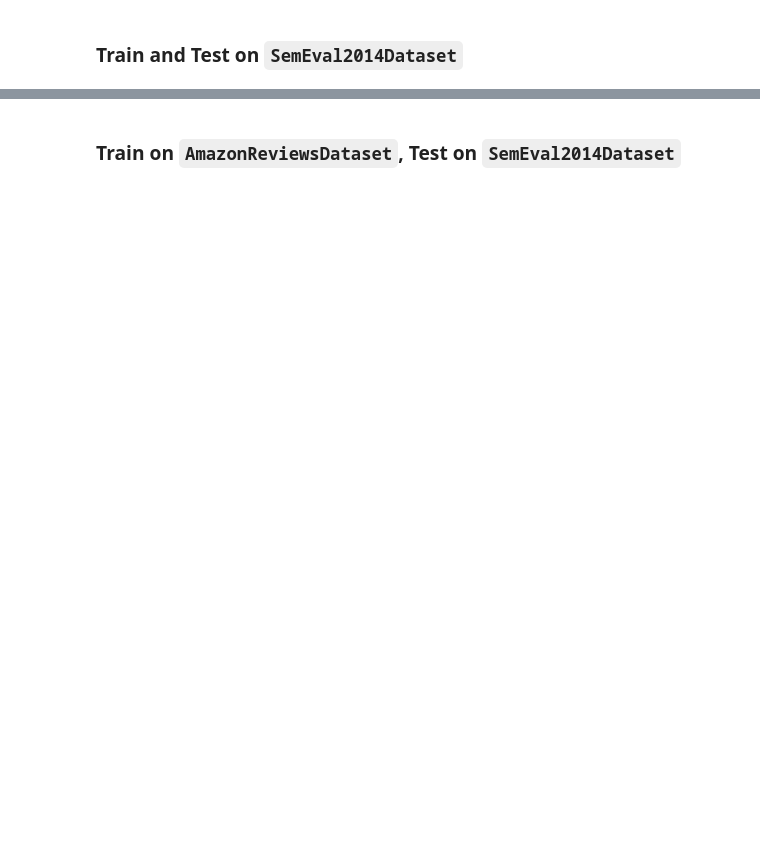
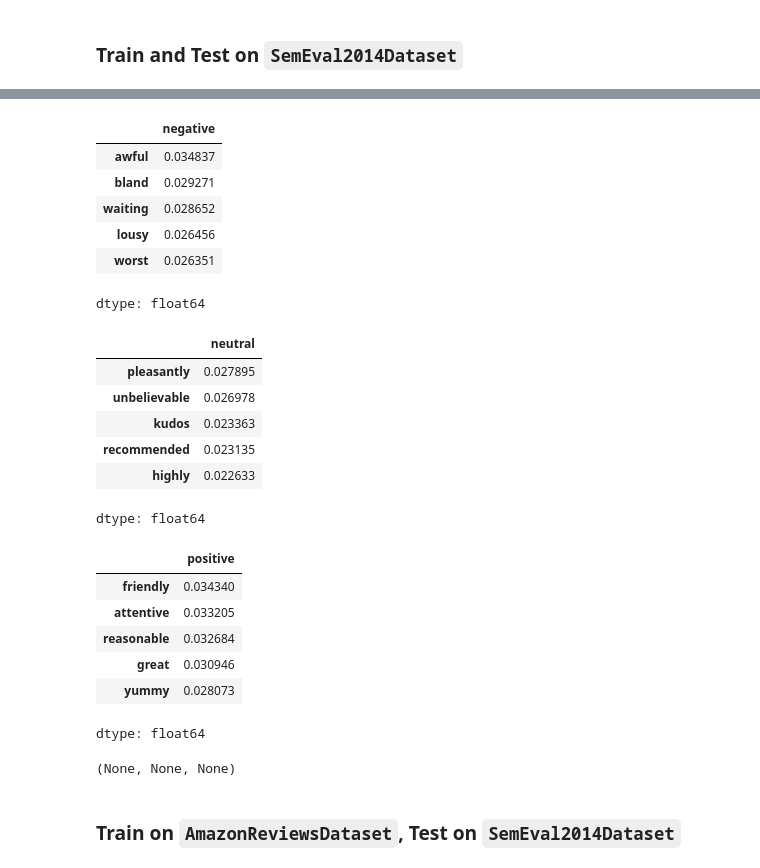
Before and after one commit to tabaraei/aspect-based-sentiment-analysis, a Jupyter notebook: ABSA.ipynb, the cells around one changed output, grey strips where cells are left out. Drawn from its saved outputs; the diff is of its cells as text; code cells hidden in the pictures; blank space fills up the shorter version.

```diff
--- a/ABSA.ipynb
+++ b/ABSA.ipynb
@@ -219,7 +296,7 @@ weighted avg       0.84      0.81      0.82    113691
 # %% [markdown]
 ### Train and Test on `SemEval2014Dataset`
 # %%
-load_dataset = True
+load_dataset = False
 
 if load_dataset:
     semeval_sentiment_analysis = joblib.load(f'{SAVE_DRIVE_PATH}/semeval_sentiment_analysis.pkl')
@@ -247,3 +334,29 @@ weighted avg       0.70      0.70      0.69       800
+# %%
+negative, neutral, positive = semeval_sentiment_analysis.get_global_explain()
+display(negative.head()), display(neutral.head()), display(positive.head())
+# %% [output]
+|  | negative |
+| awful | 0.034837 |
+| bland | 0.029271 |
+| waiting | 0.028652 |
+| lousy | 0.026456 |
+| worst | 0.026351 |
+dtype: float64
+|  | neutral |
+| pleasantly | 0.027895 |
+| unbelievable | 0.026978 |
+| kudos | 0.023363 |
+| recommended | 0.023135 |
+| highly | 0.022633 |
+dtype: float64
+|  | positive |
+| friendly | 0.034340 |
+| attentive | 0.033205 |
+| reasonable | 0.032684 |
+| great | 0.030946 |
+| yummy | 0.028073 |
+dtype: float64
+(None, None, None)
 # %% [markdown]
 ### Train on `AmazonReviewsDataset`, Test on `SemEval2014Dataset`
 # %%
```
Also changed, not shown: parts of 26 cells of this notebook.
